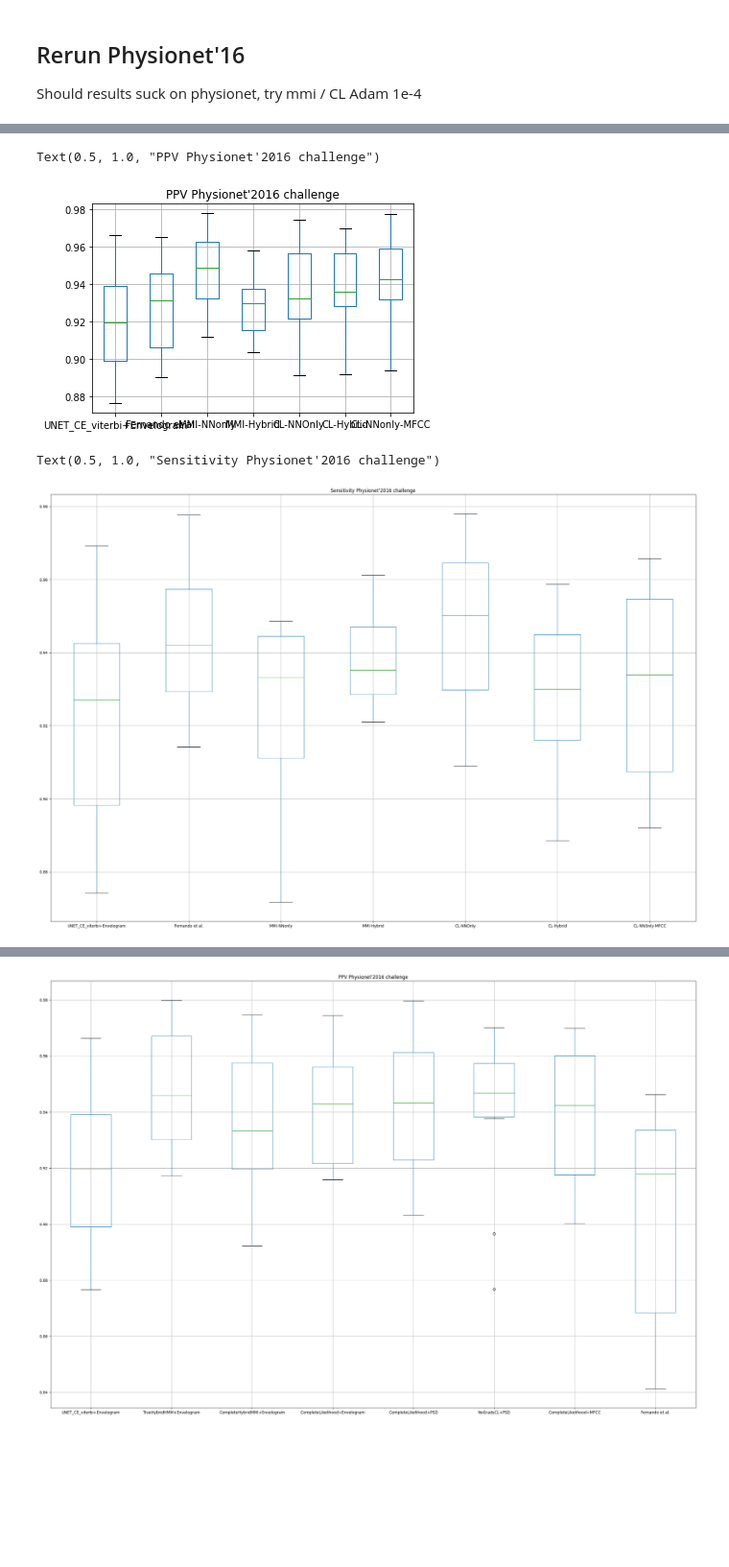
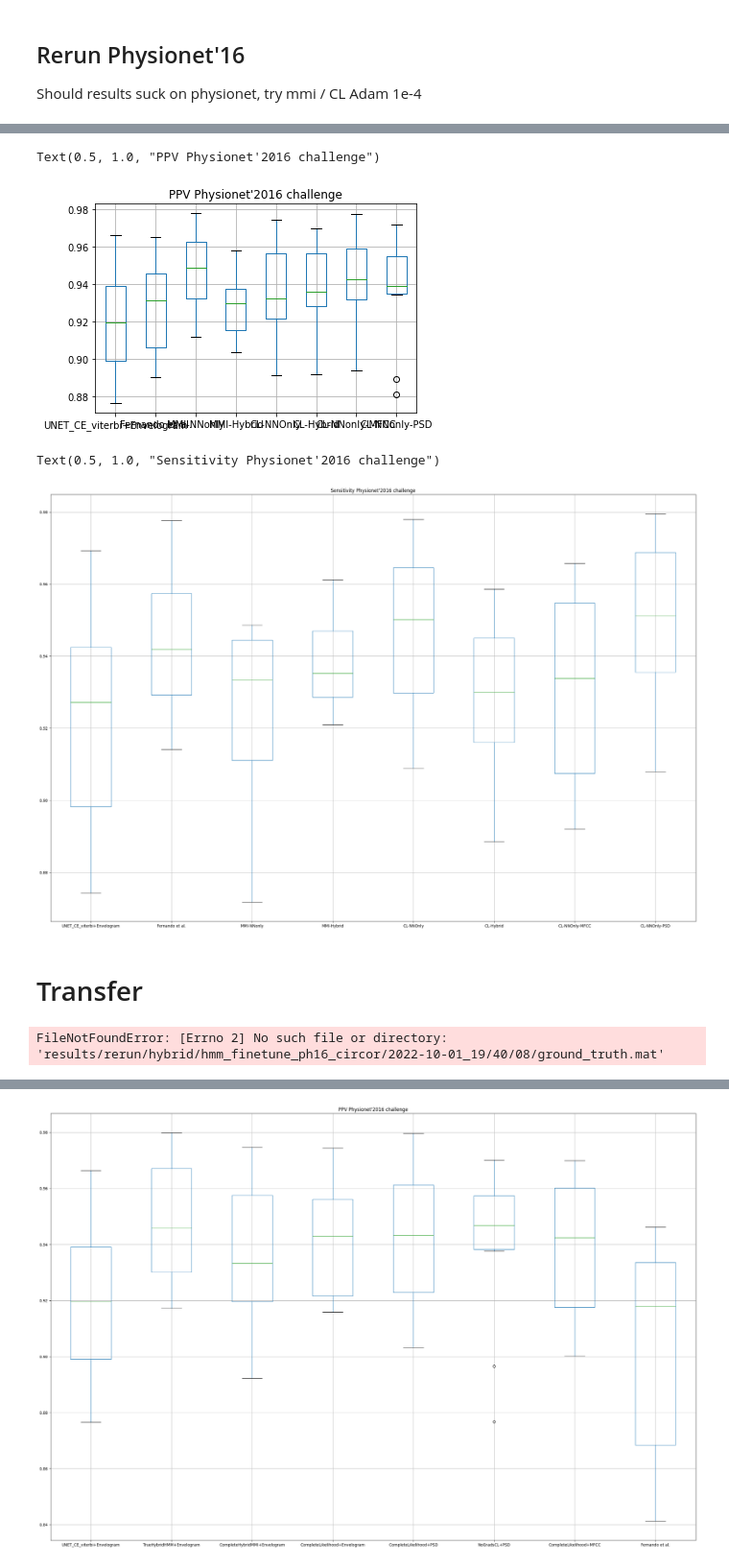
Before and after one commit to miguelmartins/hybrid-hmm, a Jupyter notebook: notebooks/physionet16_eval.ipynb, the cells around one changed output, grey strips where cells are left out. Shown at 96% size. Saved outputs shown, nothing was run; the diff lists cells and outputs as text; code cells hidden in the pictures; blank space fills up the shorter version.

```diff
--- a/notebooks/physionet16_eval.ipynb
+++ b/notebooks/physionet16_eval.ipynb
@@ -187,4 +187,5 @@ ph16_hmm_hybrid_mmi_env = metrics_model('results/rerun/hybrid/hmm_hybrid_mmi_env
 ph16_hmm_nnonly_cl_env = metrics_model('results/rerun/hybrid/hmm_nnonly_cl_env_physio16/2022-09-18_09_38_31')
 ph_16_hmm_hybird_cl_env = metrics_model('results/rerun/hybrid/hmm_hybrid_cl_env_physio16/2022-09-19_10_57_50')
 ph_16_hmm_nnonly_cl_mfcc = metrics_model('results/rerun/hybrid/mfcc/2022-09-20_08_01_55')
+ph_16_hmm_nnonly_cl_psd = metrics_model('results/rerun/hybrid/psd/hmm_nnonly_cl_psd_ph16/2022-09-26_11_51_19')
 # %%
@@ -210,17 +196,18 @@ p_states.mat                           viterbi.mat
 # %%
 df = pd.DataFrame({'UNET_CE_viterbi+Envelogram': ph16_crosse_unet_env[1],
                    'Fernando et al.': ph16_fernando_CE_mfcc[1],
                    'MMI-NNonly': ph16_hmm_nnonly_mmi_env[1],
                    'MMI-Hybrid': ph16_hmm_hybrid_mmi_env[1],
                    'CL-NNOnly': ph16_hmm_nnonly_cl_env[1],
                    'CL-Hybrid': ph_16_hmm_hybird_cl_env[1],
-                   'CL-NNonly-MFCC': ph_16_hmm_nnonly_cl_mfcc[1]
+                   'CL-NNonly-MFCC': ph_16_hmm_nnonly_cl_mfcc[1],
+                   'CL-NNonly-PSD': ph_16_hmm_nnonly_cl_psd[1]
                    }) # no grads CL, no grads MMI,  CL envelogram, corrected fernando
 boxplot = df.boxplot(column=list(df.keys()), figsize=(30,20))
 plt.title('PPV Physionet\'2016 challenge')
 # %% [output]
 Text(0.5, 1.0, "PPV Physionet'2016 challenge")
-[figure, old version]
+[figure, new version]
 # %%
 df = pd.DataFrame({'UNET_CE_viterbi+Envelogram': ph16_crosse_unet_env[2],
                    'Fernando et al.': ph16_fernando_CE_mfcc[2],
@@ -228,10 +215,11 @@ df = pd.DataFrame({'UNET_CE_viterbi+Envelogram': ph16_crosse_unet_env[2],
                    'MMI-Hybrid': ph16_hmm_hybrid_mmi_env[2],
                    'CL-NNOnly': ph16_hmm_nnonly_cl_env[2], # run at 1e-3 maybe try 1e-4,
                    'CL-Hybrid': ph_16_hmm_hybird_cl_env[2],
-                   'CL-NNOnly-MFCC': ph_16_hmm_nnonly_cl_mfcc[2]
+                   'CL-NNOnly-MFCC': ph_16_hmm_nnonly_cl_mfcc[2],
+                   'CL-NNOnly-PSD': ph_16_hmm_nnonly_cl_psd[2]
                    }) # no grads CL, no grads MMI,  CL envelogram, corrected fernando
 boxplot = df.boxplot(column=list(df.keys()), figsize=(30,20))
 plt.title('Sensitivity Physionet\'2016 challenge')
 # %% [output]
 Text(0.5, 1.0, "Sensitivity Physionet'2016 challenge")
-[figure, old version]
+[figure, new version]
@@ -256,0 +226,12 @@ ph16_completelikelihood_cnngrads_psd = metrics_model('results/hybrid/hmm_only_co
+# %% [markdown]
+# Transfer
+# %%
+# unet_ph16_circor = metrics_model('results/rerun/unet/unet_transfer_ph16_circor/2022-09-28_09_38_17')
+# unet_ph16_circor = metrics_model('results/rerun/unet/unet_transfer_ph16_circor/2022-09-28_14_45_49')
+unet_ph16_circor = metrics_model('results/rerun/unet/unet_transfer_ph16_circor/2022-09-29_14_42_54')
+hmm_ph16_circor = metrics_model('results/rerun/hybrid/hmm_cl_ph16_circor/2022-09-29_10_51_18')
+fernando_ph16_circor = metrics_model('results/rerun/fernando/fernando_ph16_circor/2022-09-29_11_20_39')
+hmm_ft = metrics_model('results/rerun/hybrid/hmm_finetune_ph16_circor/2022-09-30_12:06:09')
+ft2 = metrics_model('results/rerun/hybrid/hmm_finetune_ph16_circor/2022-10-01_18:28:45')
+# %% [output]
+FileNotFoundError: [Errno 2] No such file or directory: 'results/rerun/hybrid/hmm_finetune_ph16_circor/2022-10-01_19/40/08/ground_truth.mat'
```
Also changed, not shown: parts of 10 cells of this notebook.
